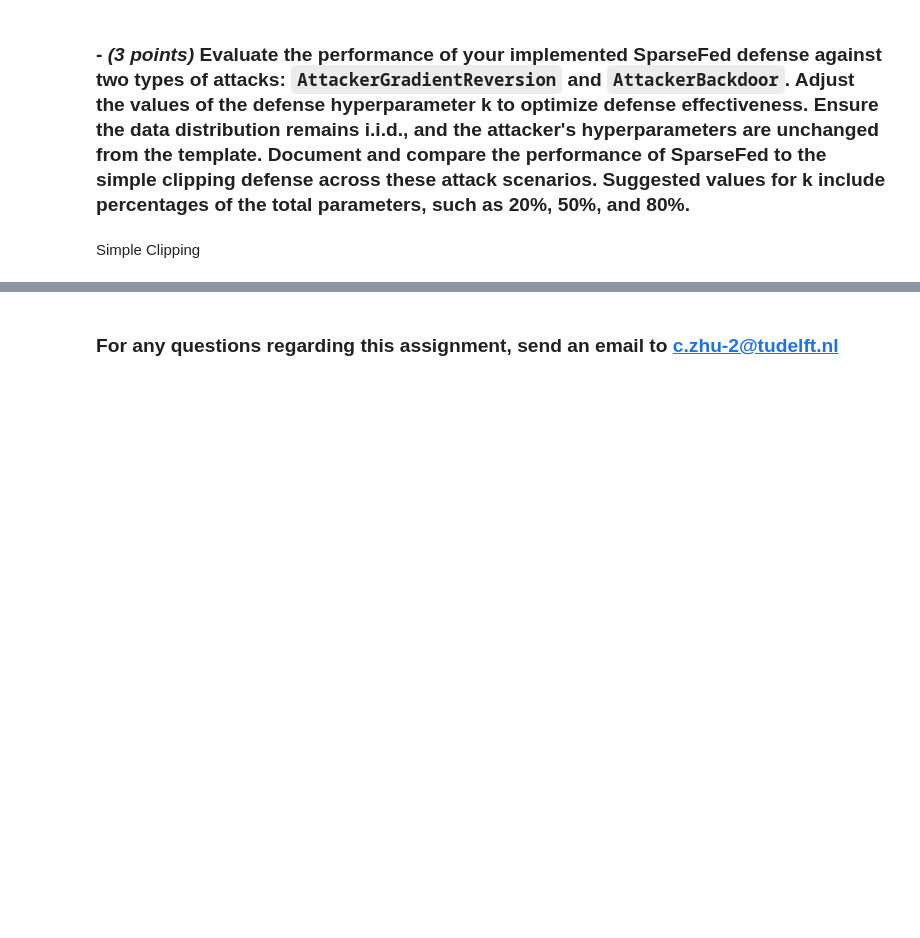
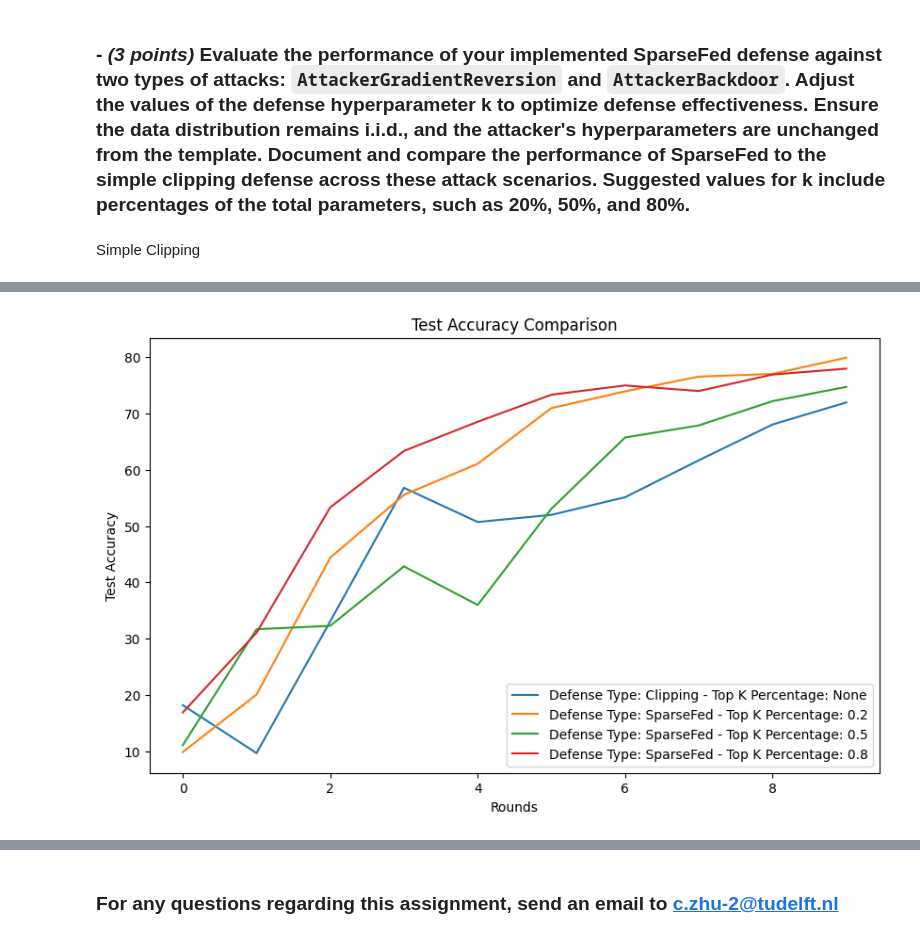
Before and after one commit to Sosekie/DDLS_Assignment, a Jupyter notebook: lab/Chenrui_hw-attacks.ipynb, the cells around one changed output, grey strips where cells are left out. Cells and saved outputs as stored; diff of their text form; code cells hidden in the pictures; blank space fills up the shorter version.

```diff
--- a/lab/Chenrui_hw-attacks.ipynb
+++ b/lab/Chenrui_hw-attacks.ipynb
@@ -1160,0 +1212,22 @@ Using  <function SparseFed at 0x...>
+# %%
+import pandas as pd
+import matplotlib.pyplot as plt
+
+test_accuracies = pd.DataFrame({
+    'Defense Type: Clipping - Top K Percentage: None': result_clipping[0]['Test accuracy'],
+    'Defense Type: SparseFed - Top K Percentage: 0.2': result_clipping[1]['Test accuracy'],
+    'Defense Type: SparseFed - Top K Percentage: 0.5': result_clipping[2]['Test accuracy'],
+    'Defense Type: SparseFed - Top K Percentage: 0.8': result_clipping[3]['Test accuracy'],
+})
+
+plt.figure(figsize=(10, 6))
+for column in test_accuracies.columns:
+    plt.plot(test_accuracies[column], label=column)
+
+plt.title('Test Accuracy Comparison')
+plt.xlabel('Rounds')
+plt.ylabel('Test Accuracy')
+plt.legend()
+plt.show()
+# %% [output]
+[figure, added]
```
Also changed, not shown: parts of 7 cells of this notebook, 1 other file.
